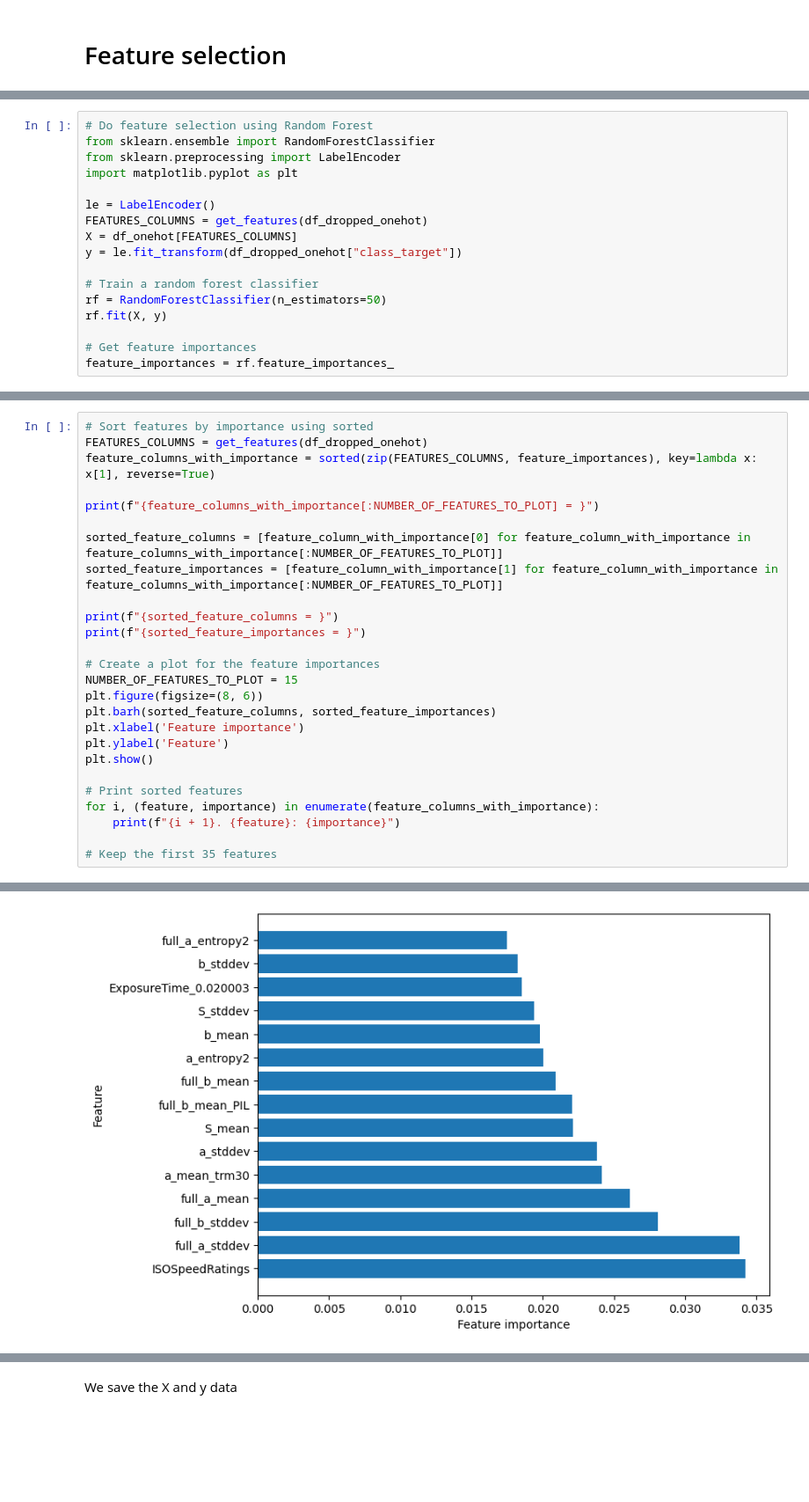
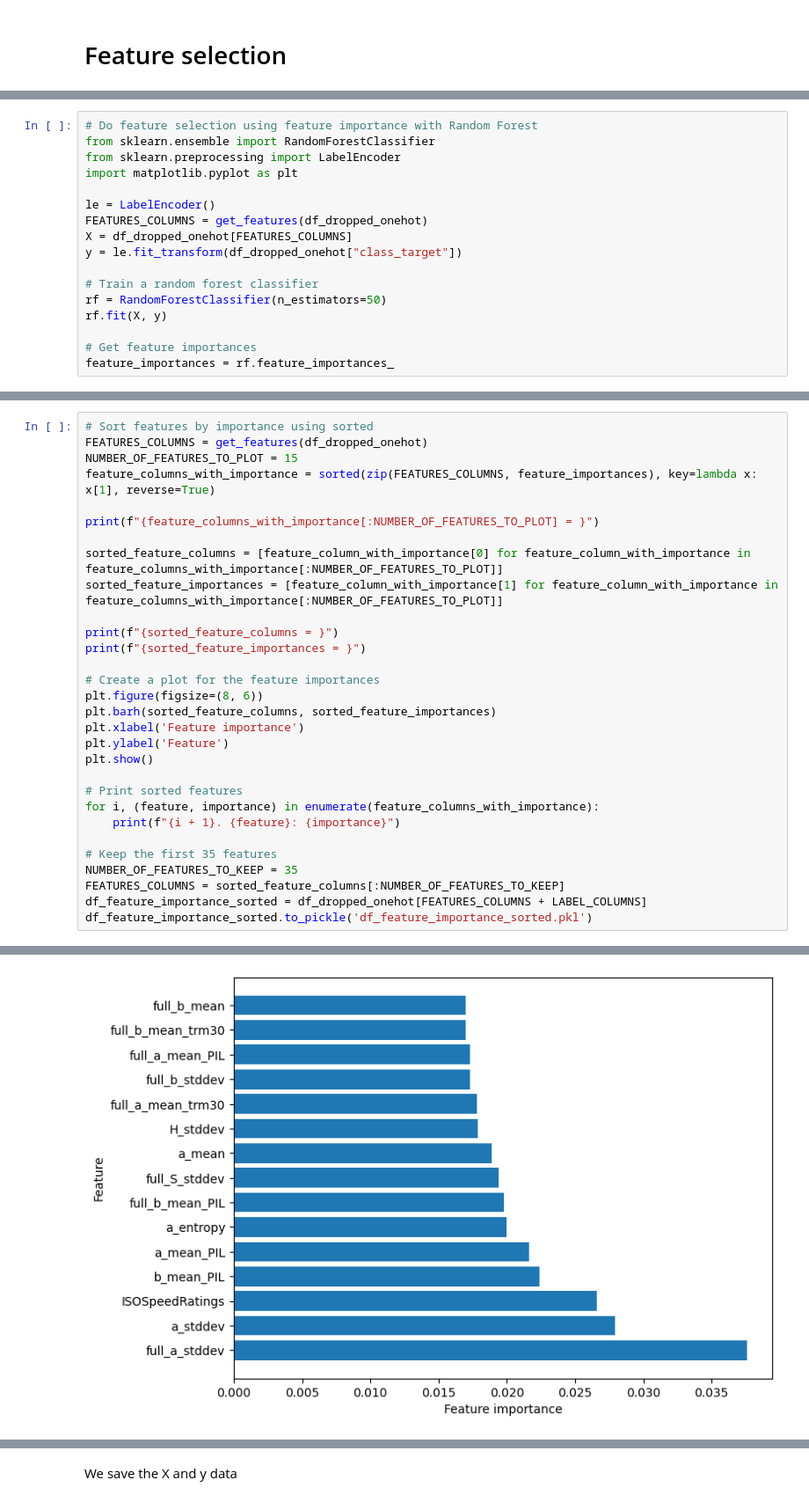
Before and after one commit to Frollamma/progetto-piccialli, a Jupyter notebook: main_feature_importance.ipynb, the cells around one changed output, grey strips where cells are left out. Shown at 88% size. Drawn from its saved outputs; the diff is of its cells as text; blank space fills up the shorter version.

Commit message:
Complete feature importance version. Fail K-means classifier.

```diff
--- a/main_feature_importance.ipynb
+++ b/main_feature_importance.ipynb
@@ -79,12 +84,12 @@ df_dropped_onehot = pd.get_dummies(df_dropped, columns=CATEGORICAL_FEATURES)
 # %%
-# Do feature selection using Random Forest
+# Do feature selection using feature importance with Random Forest
 from sklearn.ensemble import RandomForestClassifier
 from sklearn.preprocessing import LabelEncoder
 import matplotlib.pyplot as plt
 
 le = LabelEncoder()
 FEATURES_COLUMNS = get_features(df_dropped_onehot)
-X = df_onehot[FEATURES_COLUMNS]
+X = df_dropped_onehot[FEATURES_COLUMNS]
 y = le.fit_transform(df_dropped_onehot["class_target"])
 
 # Train a random forest classifier
@@ -96,6 +103,7 @@ feature_importances = rf.feature_importances_
 # %%
 # Sort features by importance using sorted
 FEATURES_COLUMNS = get_features(df_dropped_onehot)
+NUMBER_OF_FEATURES_TO_PLOT = 15
 feature_columns_with_importance = sorted(zip(FEATURES_COLUMNS, feature_importances), key=lambda x: x[1], reverse=True)
 
 print(f"{feature_columns_with_importance[:NUMBER_OF_FEATURES_TO_PLOT] = }")
@@ -107,7 +115,6 @@ print(f"{sorted_feature_columns = }")
 print(f"{sorted_feature_importances = }")
 
 # Create a plot for the feature importances
-NUMBER_OF_FEATURES_TO_PLOT = 15
 plt.figure(figsize=(8, 6))
 plt.barh(sorted_feature_columns, sorted_feature_importances)
 plt.xlabel('Feature importance')
@@ -119,4 +126,8 @@ for i, (feature, importance) in enumerate(feature_columns_with_importance):
     print(f"{i + 1}. {feature}: {importance}")
 
 # Keep the first 35 features
+NUMBER_OF_FEATURES_TO_KEEP = 35
+FEATURES_COLUMNS = sorted_feature_columns[:NUMBER_OF_FEATURES_TO_KEEP]
+df_feature_importance_sorted = df_dropped_onehot[FEATURES_COLUMNS + LABEL_COLUMNS]
+df_feature_importance_sorted.to_pickle('df_feature_importance_sorted.pkl')
 # %% [output]
@@ -126 +137 @@ sorted_feature_importances = [0.03420639218032149, 0.033846636607114094, 0.02806
-[figure, old version]
+[figure, new version]
```
Also changed, not shown: parts of 35 cells of this notebook, 4 other files.
